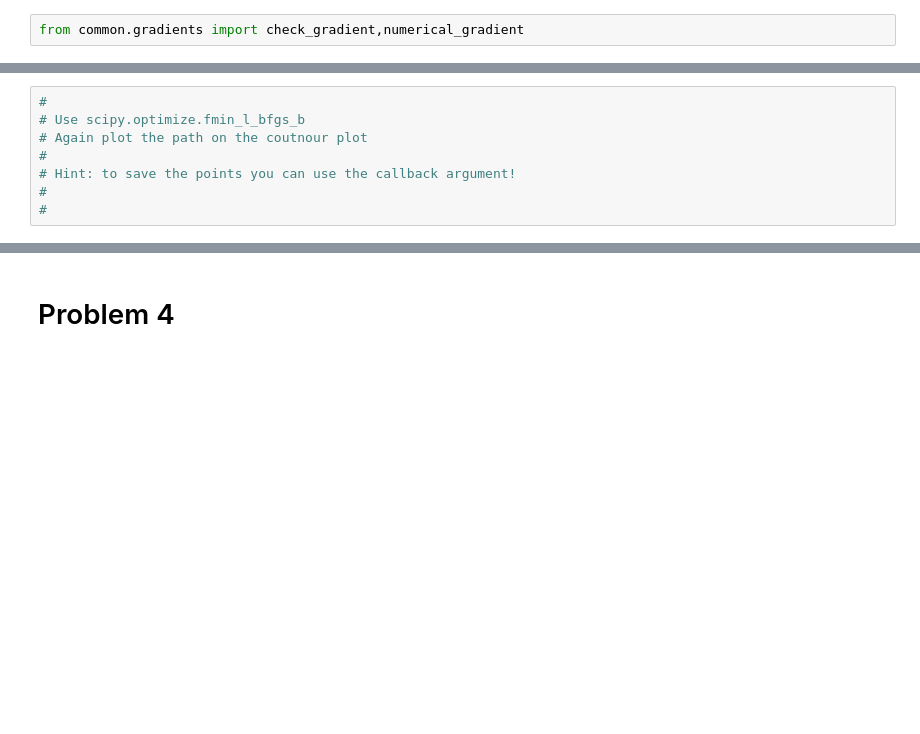
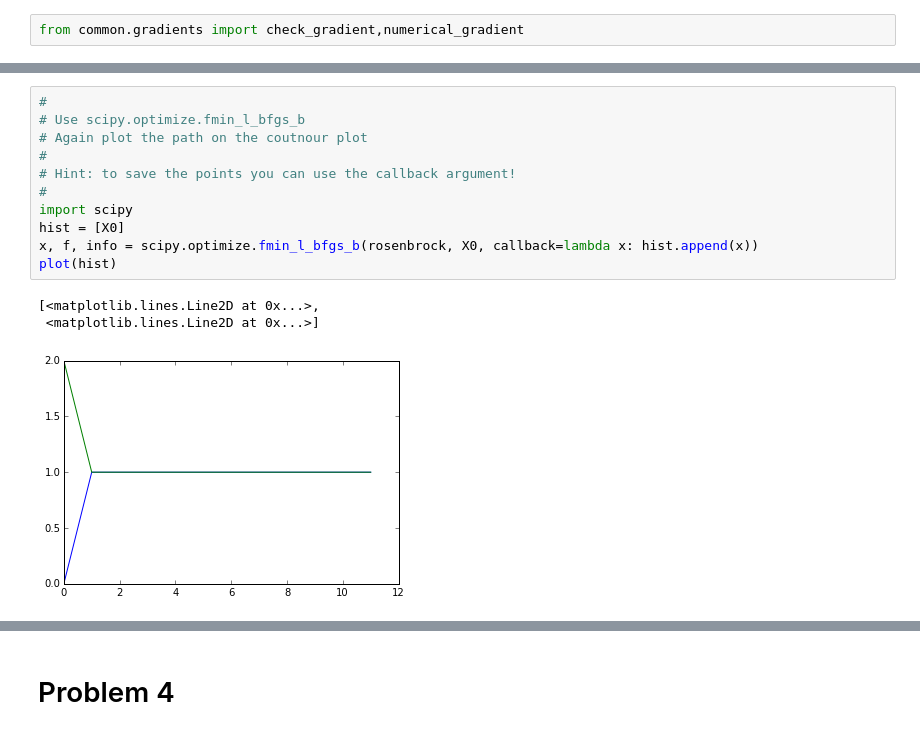
Before and after one commit to scoiatael/nn_assignments, a Jupyter notebook: assignment2/starter_code.ipynb, the cells around one changed output, grey strips where cells are left out. Saved outputs shown, nothing was run; the diff lists cells and outputs as text; blank space fills up the shorter version.

```diff
--- a/assignment2/starter_code.ipynb
+++ b/assignment2/starter_code.ipynb
@@ -262,8 +375,15 @@ print "Found optimum at %s in %d steps (true minimum is at [1,1])" % (Xopt, len(
 # %%
 #
 # Use scipy.optimize.fmin_l_bfgs_b
 # Again plot the path on the coutnour plot
 #
 # Hint: to save the points you can use the callback argument!
 #
-#
+import scipy
+hist = [X0]
+x, f, info = scipy.optimize.fmin_l_bfgs_b(rosenbrock, X0, callback=lambda x: hist.append(x))
+plot(hist)
+# %% [output]
+[<matplotlib.lines.Line2D at 0x...>,
+ <matplotlib.lines.Line2D at 0x...>]
+[figure, added]
```
Also changed, not shown: parts of 16 cells of this notebook.
